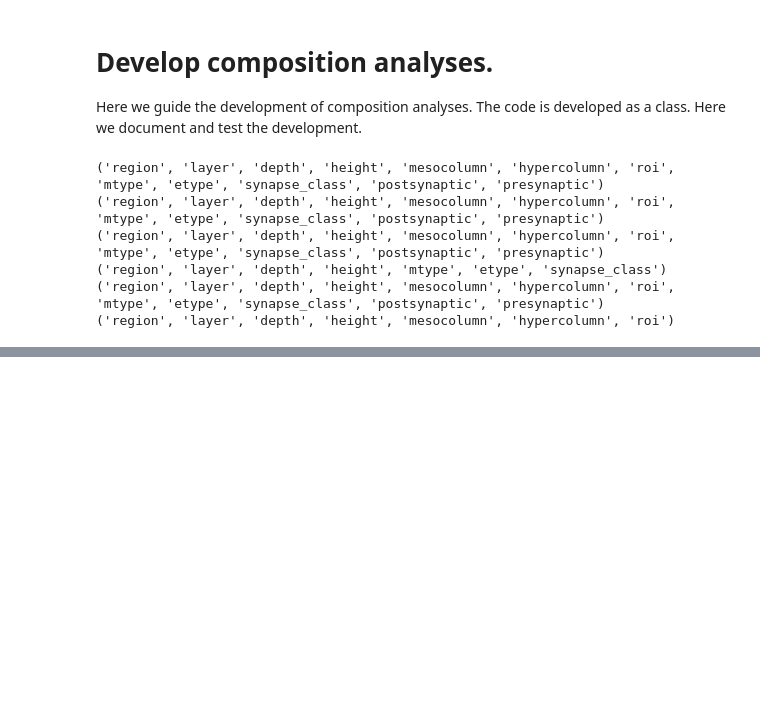
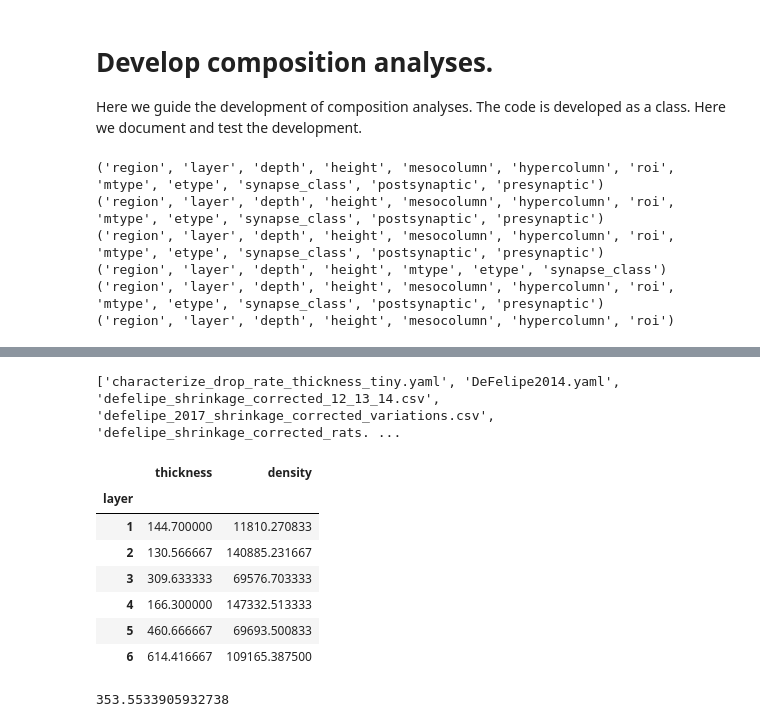
Before and after one commit to BlueBrain/DMT, a Jupyter notebook: v2/neuro_dmt/library/users/visood/sscx_dissemination/analyses/composition/notebooks/develop.ipynb, the cells around one changed output, grey strips where cells are left out. Saved outputs shown, nothing was run; the diff lists cells and outputs as text; code cells hidden in the pictures; blank space fills up the shorter version.

```diff
--- a/v2/neuro_dmt/library/users/visood/sscx_dissemination/analyses/composition/notebooks/develop.ipynb
+++ b/v2/neuro_dmt/library/users/visood/sscx_dissemination/analyses/composition/notebooks/develop.ipynb
@@ -124,0 +219,43 @@ layer_cell_density.groupby(
+# %%
+import sys
+import os
+path_sscxdis_tools =\
+    os.path.join(
+        os.getenv("HOME"),
+        "work/bbp/work",
+        "projects/proj64/dissemination/tools")
+path_rats =\
+    os.path.join(
+        path_sscxdis_tools,
+        "sscxdis", "resources", "data", "rats")
+print(os.listdir(path_rats))
+sys.path.append(path_sscxdis_tools)
+import sscxdis
+# %% [output]
+['characterize_drop_rate_thickness_tiny.yaml', 'DeFelipe2014.yaml', 'defelipe_shrinkage_corrected_12_13_14.csv', 'defelipe_2017_shrinkage_corrected_variations.csv', 'defelipe_shrinkage_corrected_rats. ...
+# %%
+shrinkage_corrected_rat_data =\
+    pd.read_csv(
+        os.path.join(
+            path_rats,
+            "defelipe_shrinkage_corrected_rats.csv")
+    ).groupby(
+        "layer"
+    ).agg(
+        lambda group: pd.Series(dict(
+            thickness=group.thickness.mean(),
+            density=group.density.mean()))
+    ).drop(
+        columns="subject"
+    )
+# %%
+shrinkage_corrected_rat_data
+# %% [output]
+|  | thickness | density |
+| layer |  |  |
+| 1 | 144.700000 | 11810.270833 |
+| 2 | 130.566667 | 140885.231667 |
+| 3 | 309.633333 | 69576.703333 |
+| 4 | 166.300000 | 147332.513333 |
+| 5 | 460.666667 | 69693.500833 |
+| 6 | 614.416667 | 109165.387500 |
@@ -124,0 +268,4 @@ layer_cell_density.groupby(
+# %%
+np.sqrt(125000.)
+# %% [output]
+353.5533905932738
```
Also changed, not shown: parts of 16 cells of this notebook, 4 other files.
